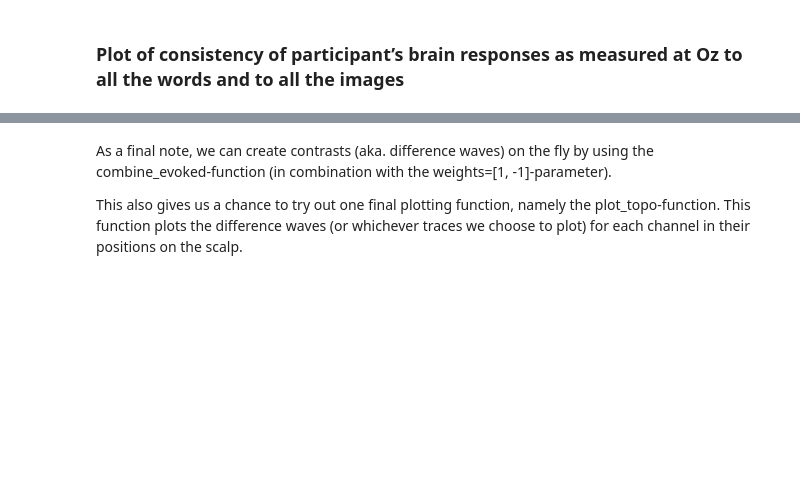
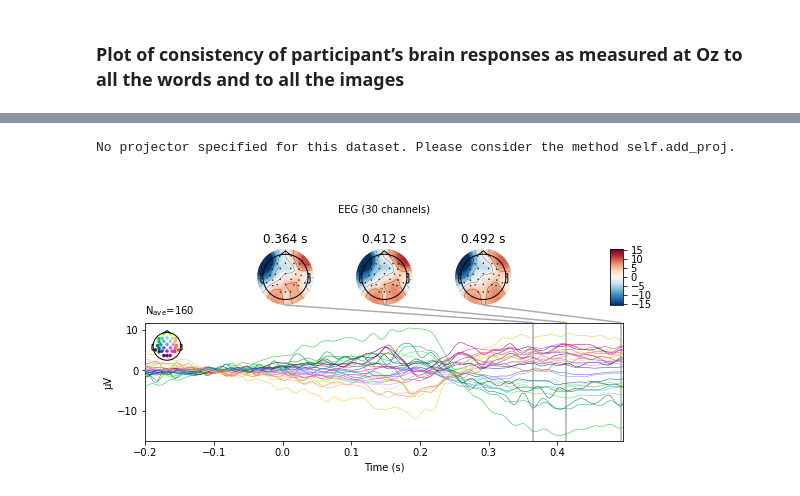
Before and after one commit to laurabpaulsen/EEG_and_mouse_tracking, a Jupyter notebook: ICA.ipynb, the cells around one changed output, grey strips where cells are left out. Drawn from its saved outputs; the diff is of its cells as text; code cells hidden in the pictures; blank space fills up the shorter version.

```diff
--- a/ICA.ipynb
+++ b/ICA.ipynb
@@ -133,6 +301,5 @@ image_evoked.plot_joint(picks='eeg');
 # %%
-word_evoked.plot_joint(picks='eeg');
+image_evoked.plot_joint(picks='eeg');
+# %% [output]
+No projector specified for this dataset. Please consider the method self.add_proj.
+[figure, added]
-# %% [markdown]
-As a final note, we can create contrasts (aka. difference waves) on the fly by using the combine_evoked-function (in combination with the weights=[1, -1]-parameter).
-
-This also gives us a chance to try out one final plotting function, namely the plot_topo-function. This function plots the difference waves (or whichever traces we choose to plot) for each channel in their positions on the scalp.
```
Also changed, not shown: parts of 28 cells of this notebook, 1 other file.
